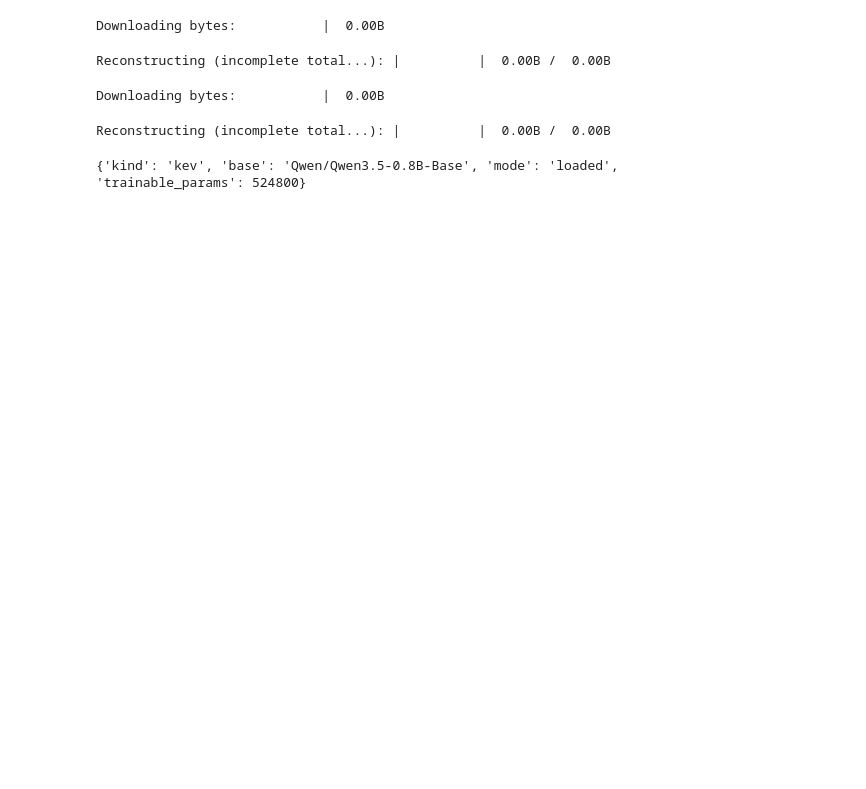
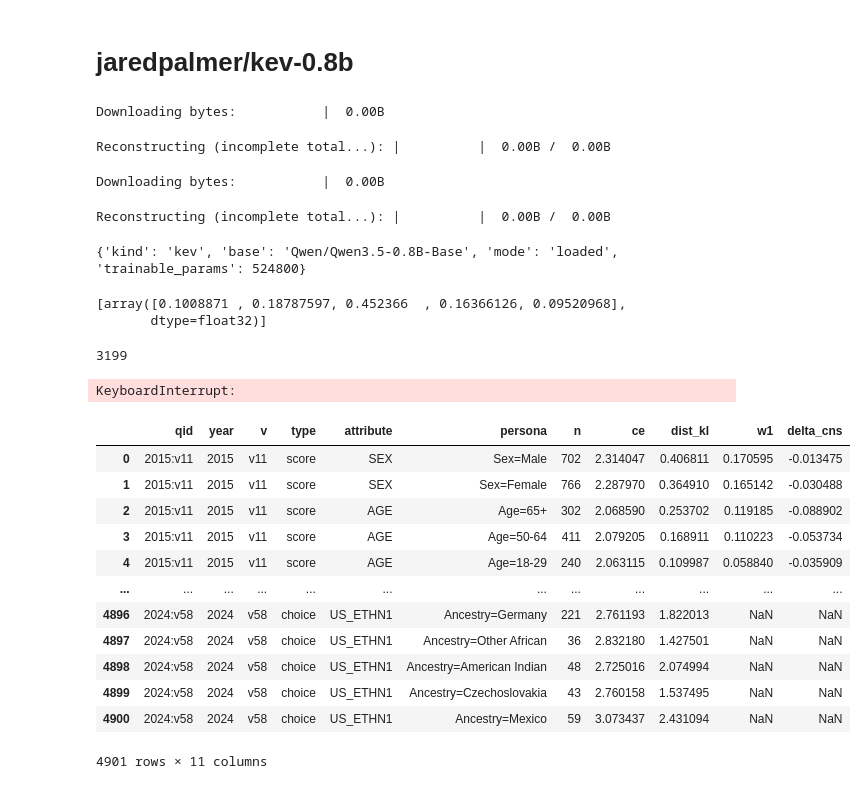
Before and after one commit to davoodwadi/decision-models-finetuning, a Jupyter notebook: code/benchmark.ipynb, the cells around one changed output. Cells and saved outputs as stored; diff of their text form; code cells hidden in the pictures; blank space fills up the shorter version.

Commit message:
my own eval benchmark pipeline

```diff
--- a/code/benchmark.ipynb
+++ b/code/benchmark.ipynb
@@ -361,3 +316,5 @@ build_question_records(sample_question_df.iloc[:1])
+# %% [markdown]
+# jaredpalmer/kev-0.8b
 # %%
 device = "cuda"
 model = KevPointerModel.load("jaredpalmer/kev-0.8b", device)
@@ -369,18 +326,38 @@ Reconstructing (incomplete total...): |          |  0.00B /  0.00B
 Downloading bytes:           |  0.00B
 Reconstructing (incomplete total...): |          |  0.00B /  0.00B
 {'kind': 'kev', 'base': 'Qwen/Qwen3.5-0.8B-Base', 'mode': 'loaded', 'trainable_params': 524800}
+# %%
+predict_probs(model,[test_records[0]])
+# %% [output]
+[array([0.1008871 , 0.18787597, 0.452366  , 0.16366126, 0.09520968],
+       dtype=float32)]
 # %%
-batch_size = 64
-total_batches = sum(math.ceil(len(q_df) / batch_size) for q_df in question_groups.values())
-progress = tqdm(total=total_batches, desc="benchmark kev-0.8b", unit="batch")
-
-rows_out = []
-for qid, q_df in question_groups.items():
-    records = build_question_records(q_df)
-    pred_log_probs = predict_probs(model, records, batch_size=batch_size, log=True, progress=progress)
-    rows_out.append(evaluate_question(q_df, pred_log_probs))
-progress.close()
-
-results_df = pd.DataFrame(rows_out)
-print(results_df[["resp_kl", "dist_kl", "w1", "delta_cns"]].mean())
-display(results_df.head(10))
+single_persona_attrs = [c for c in persona_cols if c != "c_alphan"]
+test_records = build_persona_dataset(test_df, attr_sets=single_persona_attrs, min_n=100)
+len(test_records)
+# %% [output]
+3199
+# %%
+preds = predict_probs(model, test_records, batch_size=64)
+results_df = evaluate_records(test_records, preds)
+
+print(results_df[["ce", "dist_kl", "w1", "delta_cns"]].mean())
+display(results_df.head(10))
+# %% [output]
+KeyboardInterrupt:
+# %%
+results_df
+# %% [output]
+|  | qid | year | v | type | attribute | persona | n | ce | dist_kl | w1 | delta_cns |
+| 0 | 2015:v11 | 2015 | v11 | score | SEX | Sex=Male | 702 | 2.314047 | 0.406811 | 0.170595 | -0.013475 |
+| 1 | 2015:v11 | 2015 | v11 | score | SEX | Sex=Female | 766 | 2.287970 | 0.364910 | 0.165142 | -0.030488 |
+| 2 | 2015:v11 | 2015 | v11 | score | AGE | Age=65+ | 302 | 2.068590 | 0.253702 | 0.119185 | -0.088902 |
+| 3 | 2015:v11 | 2015 | v11 | score | AGE | Age=50-64 | 411 | 2.079205 | 0.168911 | 0.110223 | -0.053734 |
+| 4 | 2015:v11 | 2015 | v11 | score | AGE | Age=18-29 | 240 | 2.063115 | 0.109987 | 0.058840 | -0.035909 |
+| ... | ... | ... | ... | ... | ... | ... | ... | ... | ... | ... | ... |
+| 4896 | 2024:v58 | 2024 | v58 | choice | US_ETHN1 | Ancestry=Germany | 221 | 2.761193 | 1.822013 | NaN | NaN |
+| 4897 | 2024:v58 | 2024 | v58 | choice | US_ETHN1 | Ancestry=Other African | 36 | 2.832180 | 1.427501 | NaN | NaN |
+| 4898 | 2024:v58 | 2024 | v58 | choice | US_ETHN1 | Ancestry=American Indian | 48 | 2.725016 | 2.074994 | NaN | NaN |
+| 4899 | 2024:v58 | 2024 | v58 | choice | US_ETHN1 | Ancestry=Czechoslovakia | 43 | 2.760158 | 1.537495 | NaN | NaN |
+| 4900 | 2024:v58 | 2024 | v58 | choice | US_ETHN1 | Ancestry=Mexico | 59 | 3.073437 | 2.431094 | NaN | NaN |
+4901 rows × 11 columns
```
Also changed, not shown: parts of 17 cells of this notebook, 10 other files.
